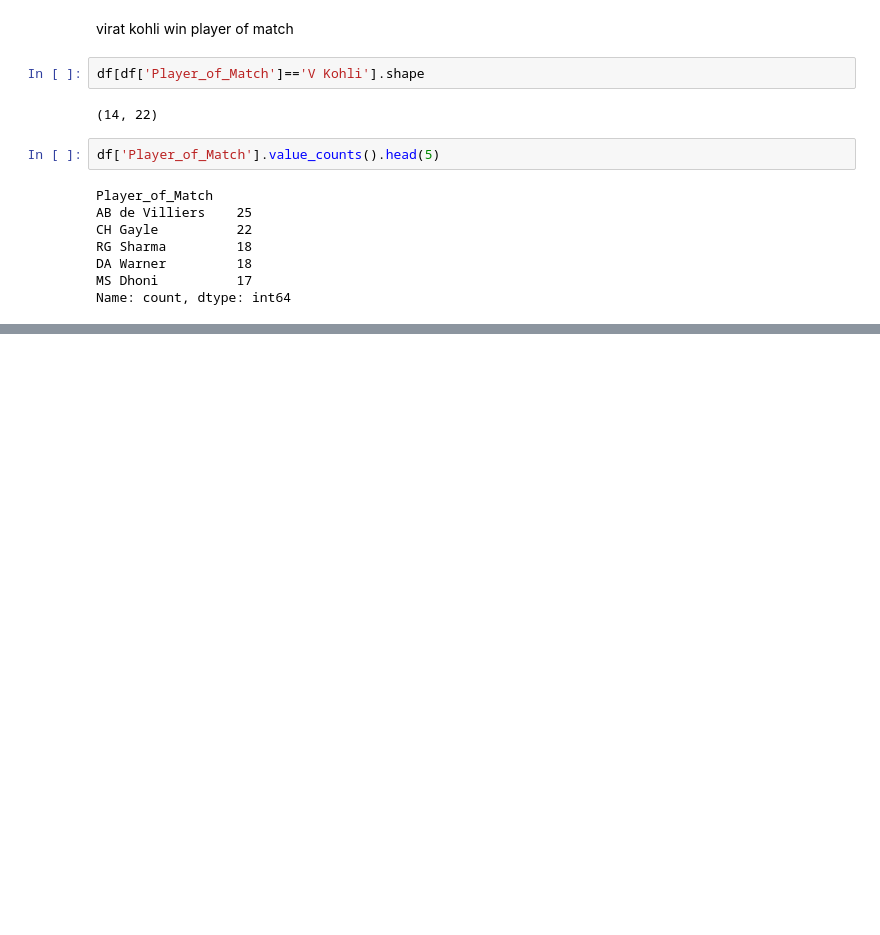
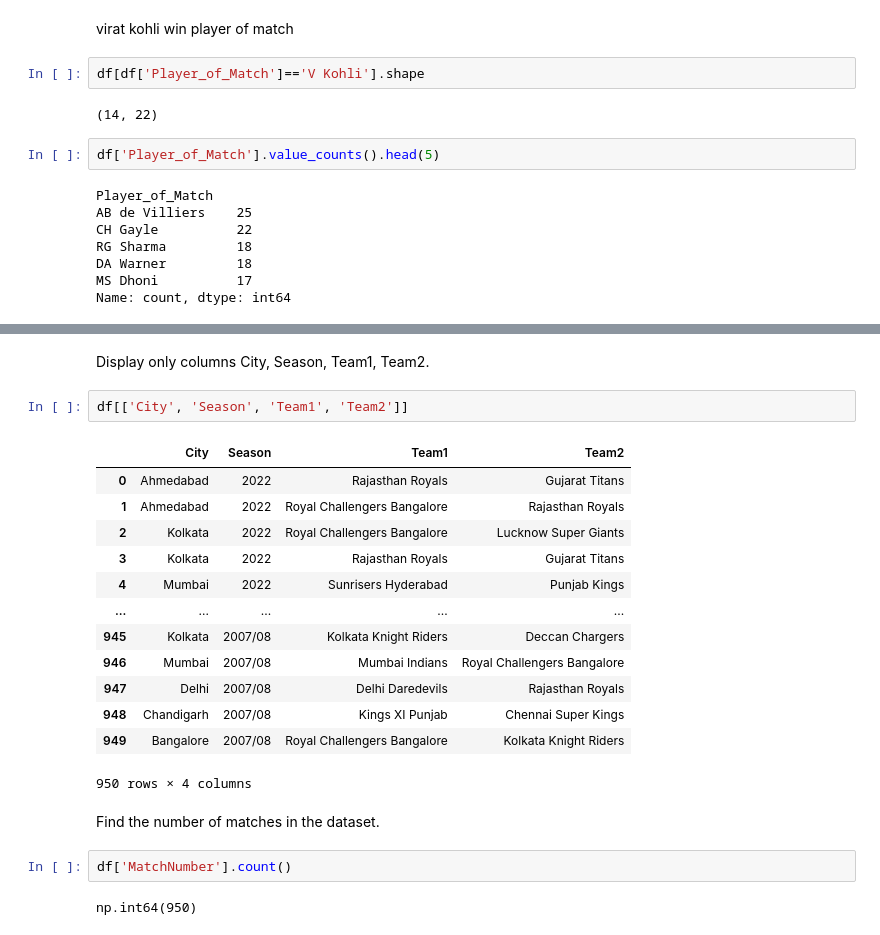
Before and after one commit to Ganesh20000/100_day_of_code, a Jupyter notebook: pandas/session18.ipynb, the cells around one changed output, grey strips where cells are left out. Saved outputs shown, nothing was run; the diff lists cells and outputs as text; blank space fills up the shorter version.

```diff
--- a/pandas/session18.ipynb
+++ b/pandas/session18.ipynb
@@ -532,0 +545,24 @@ Name: count, dtype: int64
+# %% [markdown]
+Display only columns City, Season, Team1, Team2.
+# %%
+df[['City', 'Season', 'Team1', 'Team2']]
+# %% [output]
+|  | City | Season | Team1 | Team2 |
+| 0 | Ahmedabad | 2022 | Rajasthan Royals | Gujarat Titans |
+| 1 | Ahmedabad | 2022 | Royal Challengers Bangalore | Rajasthan Royals |
+| 2 | Kolkata | 2022 | Royal Challengers Bangalore | Lucknow Super Giants |
+| 3 | Kolkata | 2022 | Rajasthan Royals | Gujarat Titans |
+| 4 | Mumbai | 2022 | Sunrisers Hyderabad | Punjab Kings |
+| ... | ... | ... | ... | ... |
+| 945 | Kolkata | 2007/08 | Kolkata Knight Riders | Deccan Chargers |
+| 946 | Mumbai | 2007/08 | Mumbai Indians | Royal Challengers Bangalore |
+| 947 | Delhi | 2007/08 | Delhi Daredevils | Rajasthan Royals |
+| 948 | Chandigarh | 2007/08 | Kings XI Punjab | Chennai Super Kings |
+| 949 | Bangalore | 2007/08 | Royal Challengers Bangalore | Kolkata Knight Riders |
+950 rows × 4 columns
+# %% [markdown]
+Find the number of matches in the dataset.
+# %%
+df['MatchNumber'].count()
+# %% [output]
+np.int64(950)
```
Also changed, not shown: parts of 34 cells of this notebook, 1 other file.
